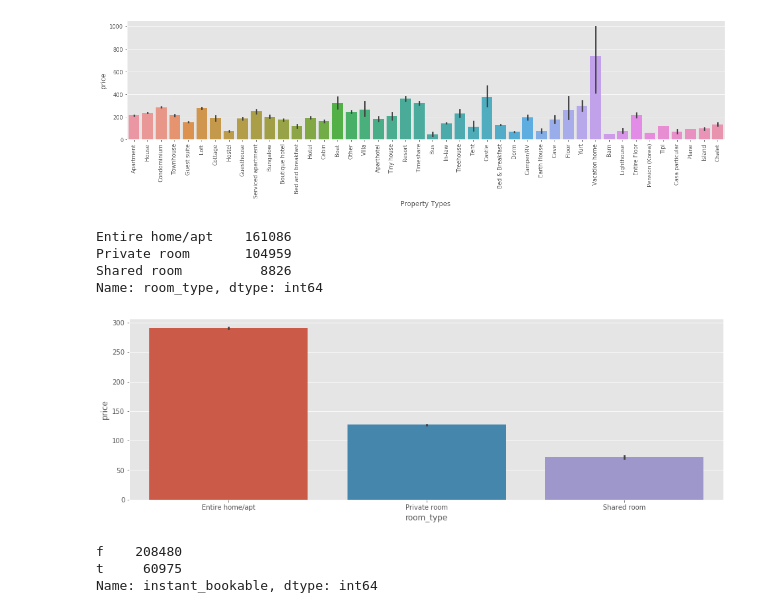
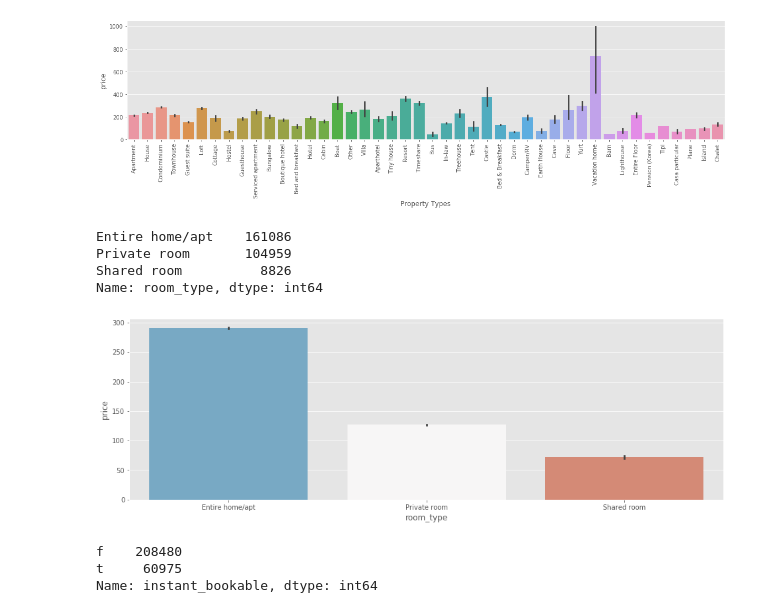
Before and after one commit to sherryduong93/Predict_AirBnB_Listings, a Jupyter notebook: Airbnb_Data_EDA.ipynb, the cells around one changed output. Saved outputs shown, nothing was run; the diff lists cells and outputs as text; code cells hidden in the pictures.

```diff
--- a/Airbnb_Data_EDA.ipynb
+++ b/Airbnb_Data_EDA.ipynb
@@ -815,17 +828,17 @@ plt.savefig('Graphs/propertytype_dist.png', dpi=300)
 # %%
 feature = 'room_type'
 fig, ax = plt.subplots(figsize=(16,5))
 print(train_df[feature].value_counts())
-sns.barplot(data=train_df, x=feature, y='price' )
+sns.barplot(data=train_df, x=feature, y='price', palette='RdBu_r')
 plt.tight_layout
 plt.savefig('Graphs/roomtype_dist.png', dpi=300)
 #Clear distributions depending on type of room, will create dummies for this.
 # %% [output]
 Entire home/apt    161086
 Private room       104959
 Shared room          8826
 Name: room_type, dtype: int64
-[figure, old version]
+[figure, new version]
 # %%
 feature = 'instant_bookable'
 fig, ax = plt.subplots(figsize=(16,5))
```
Also changed, not shown: parts of 28 cells of this notebook, 2 other files.
